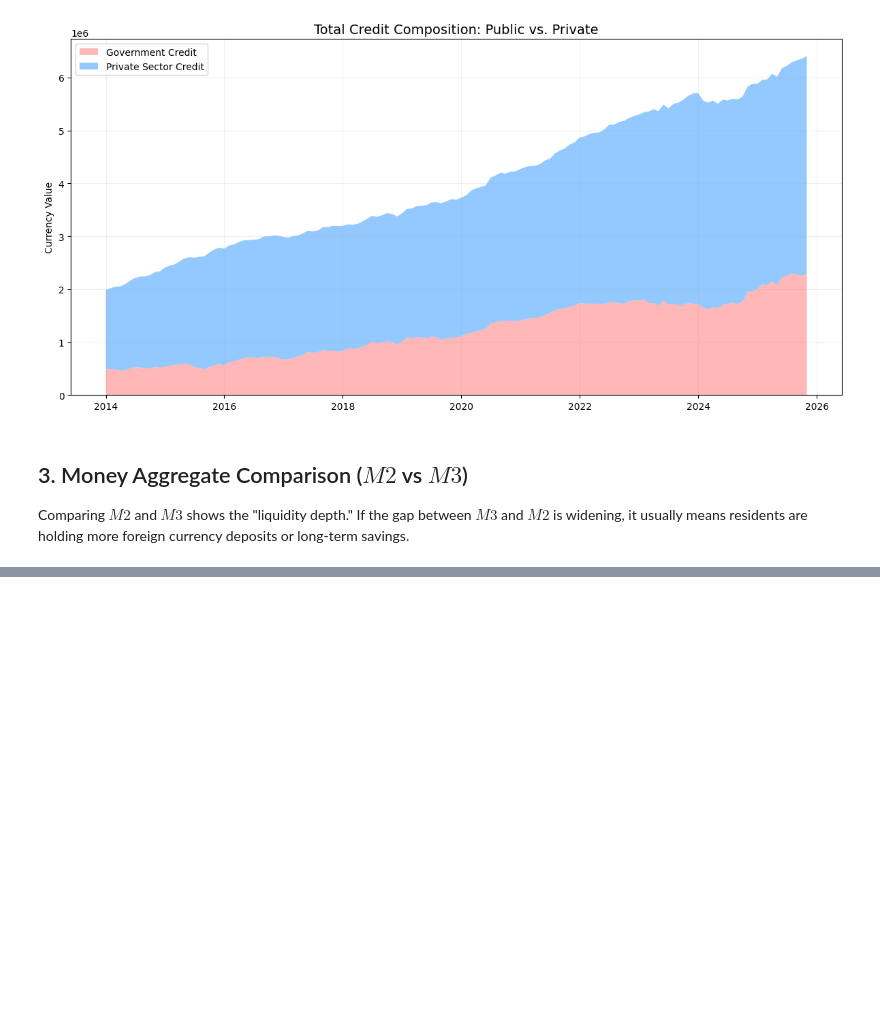
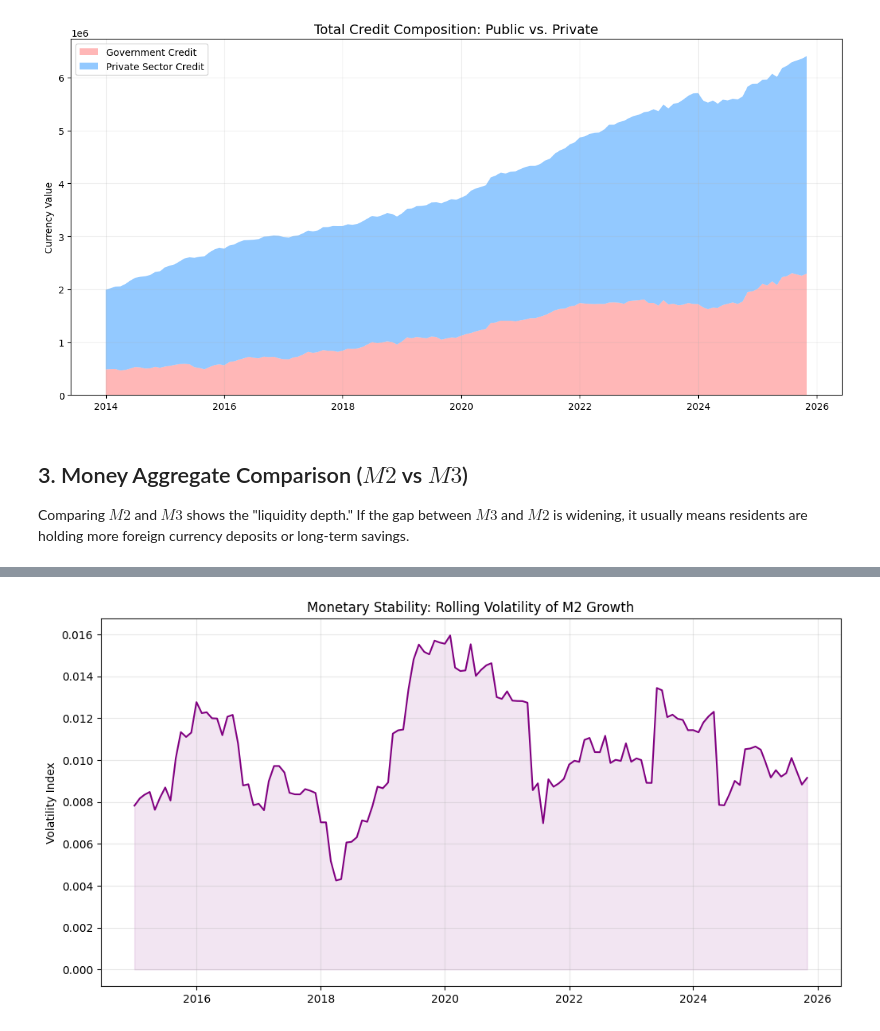
Before and after one commit to asaphray/cbk-macroeconomic-analysis, a Jupyter notebook: notebooks/python/03_monetary_analysis.ipynb, the cells around one changed output, grey strips where cells are left out. Drawn from its saved outputs; the diff is of its cells as text; code cells hidden in the pictures; blank space fills up the shorter version.

```diff
--- a/notebooks/python/03_monetary_analysis.ipynb
+++ b/notebooks/python/03_monetary_analysis.ipynb
@@ -133,0 +194,13 @@ plt.show()
+# %%
+# Calculate the volatility (Standard Deviation) of M2 growth over a 12-month window
+monetary['M2_Volatility'] = monetary['M2'].pct_change().rolling(window=12).std()
+
+plt.figure(figsize=(12, 6))
+plt.plot(monetary.index, monetary['M2_Volatility'], color='purple', label='M2 Volatility (12m Window)')
+plt.fill_between(monetary.index, monetary['M2_Volatility'], color='purple', alpha=0.1)
+plt.title('Monetary Stability: Rolling Volatility of M2 Growth')
+plt.ylabel('Volatility Index')
+plt.grid(True, alpha=0.3)
+plt.show()
+# %% [output]
+[figure, added]
```
Also changed, not shown: parts of 8 cells of this notebook.
